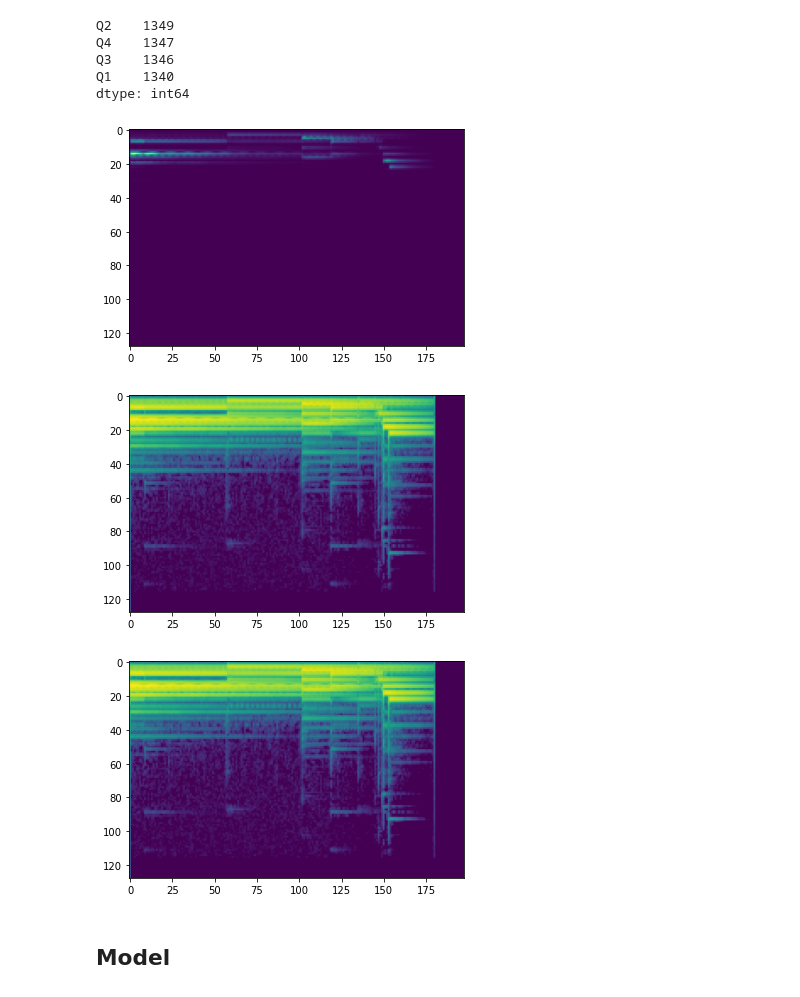
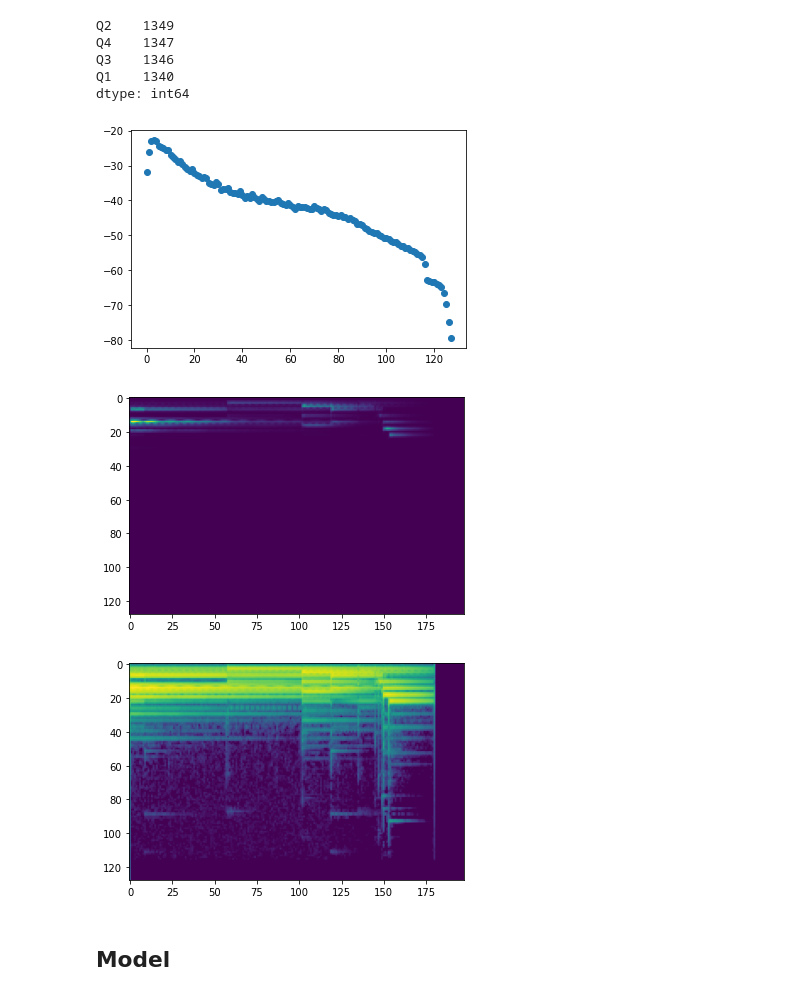
Before and after one commit to bradleymoorehead23/estm-model, a Jupyter notebook: mer_model.ipynb, the cells around one changed output. Drawn from its saved outputs; the diff is of its cells as text; code cells hidden in the pictures.

```diff
--- a/mer_model.ipynb
+++ b/mer_model.ipynb
@@ -37,9 +34,6 @@ for path in tqdm(paths):
         db_fft = lb.power_to_db(fft, ref=np.max)
         db_ffts.append(db_fft)
 
-        db_norm = normalize(db_fft)
-        db_norms.append(db_norm)
-
         qs.append(path.split('\\')[2])
 print(f'number of clips: {len(ffts)}')
 pd.Series(qs).value_counts()
@@ -50,17 +44,21 @@ Q4    1347
 Q3    1346
 Q1    1340
 dtype: int64
+# %%
+y = np.mean(db_ffts, axis=(0, 2))
+x = range(y.shape[0])
+plt.scatter(x, y)
+plt.show()
+# %% [output]
+[figure, added]
 # %%
 plt.imshow(ffts[-1])
 plt.figure()
 plt.imshow(db_ffts[-1])
-plt.figure()
-plt.imshow(db_norms[-1])
 plt.show()
 # %% [output]
 [figure]
 [figure]
-[figure, removed]
 # %% [markdown]
 ## Model
 # %%
```
Also changed, not shown: parts of 10 cells of this notebook.
